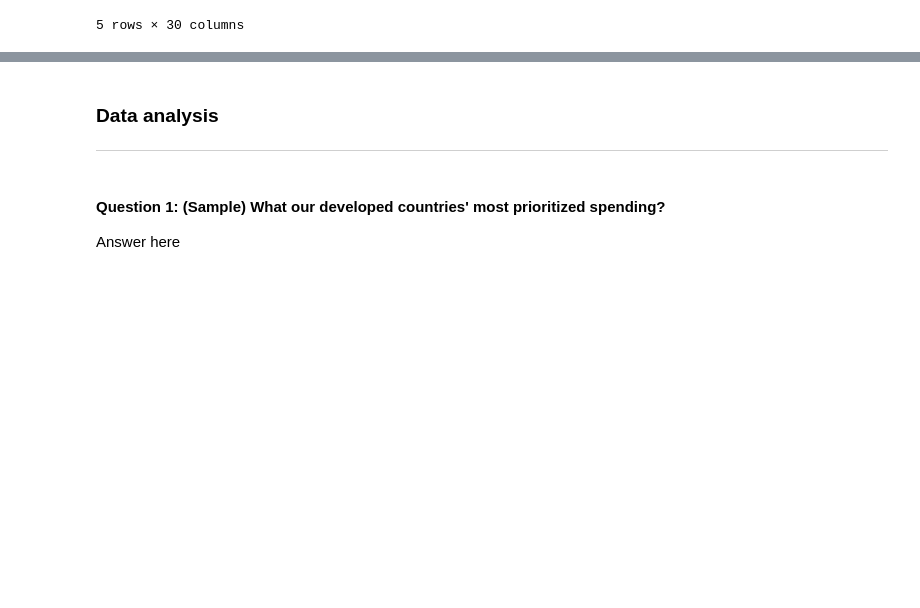
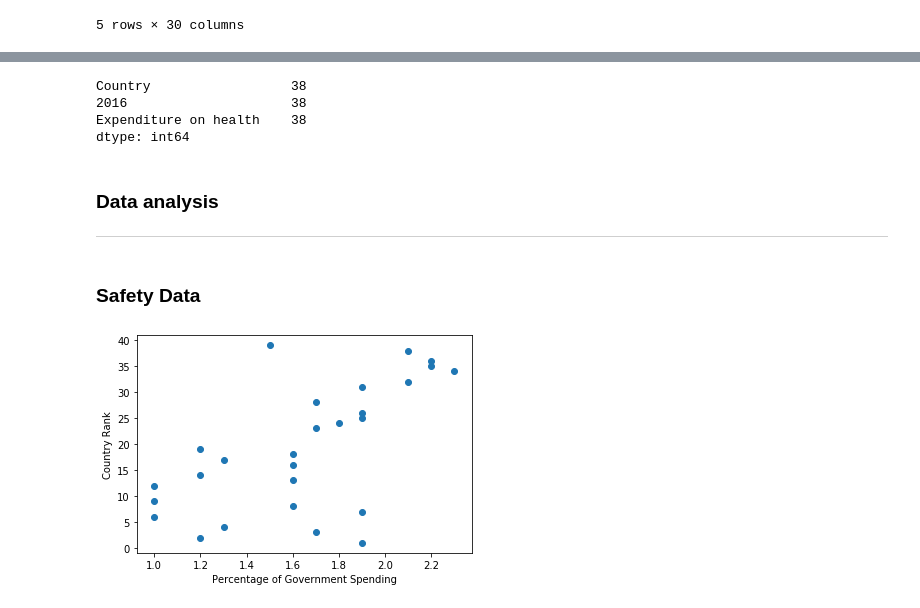
Before and after one commit to brettkfuller/govspending_project1_team5, a Jupyter notebook: project1_team5_template_brett.ipynb, the cells around one changed output, grey strips where cells are left out. Saved outputs shown, nothing was run; the diff lists cells and outputs as text; code cells hidden in the pictures; blank space fills up the shorter version.

Commit message:
completed heatlh & safety linear regression

```diff
--- a/project1_team5_template_brett.ipynb
+++ b/project1_team5_template_brett.ipynb
@@ -151,0 +155,3 @@ health_rank_data.head()
+# %%
+safety2016 = pd.merge(safety_rank_data, doublecombined_countrydf, on="Country")
+safety2016.head()
@@ -151,0 +166,3 @@ health_rank_data.head()
+# %%
+reducedsafety_df = safety2016.loc[:, ["Country", "Rank", "Expenditure on public order & safety"]]
+reducedsafety_df.head()
@@ -190,6 +226,10 @@ NameError: name 'df' is not defined
+# %%
+reducedhealth_df.count()
+# %% [output]
+Country                  38
+2016                     38
+Expenditure on health    38
+dtype: int64
 # %% [markdown]
 ### Data analysis
 ----
-# %% [markdown]
-#### Question 1: (Sample) What our developed countries' most prioritized spending?
-Answer here
@@ -198,0 +236,2 @@ Answer here
+# %% [markdown]
+### Safety Data
@@ -198,0 +247,9 @@ Answer here
+# %%
+x_values = reducedsafety_df['Expenditure on public order & safety']
+y_values = reducedsafety_df['Rank']
+plt.scatter(x_values,y_values)
+plt.xlabel('Percentage of Government Spending')
+plt.ylabel('Country Rank')
+plt.show()
+# %% [output]
+[figure, added]
```
Also changed, not shown: parts of 17 cells of this notebook, 1 other file.
